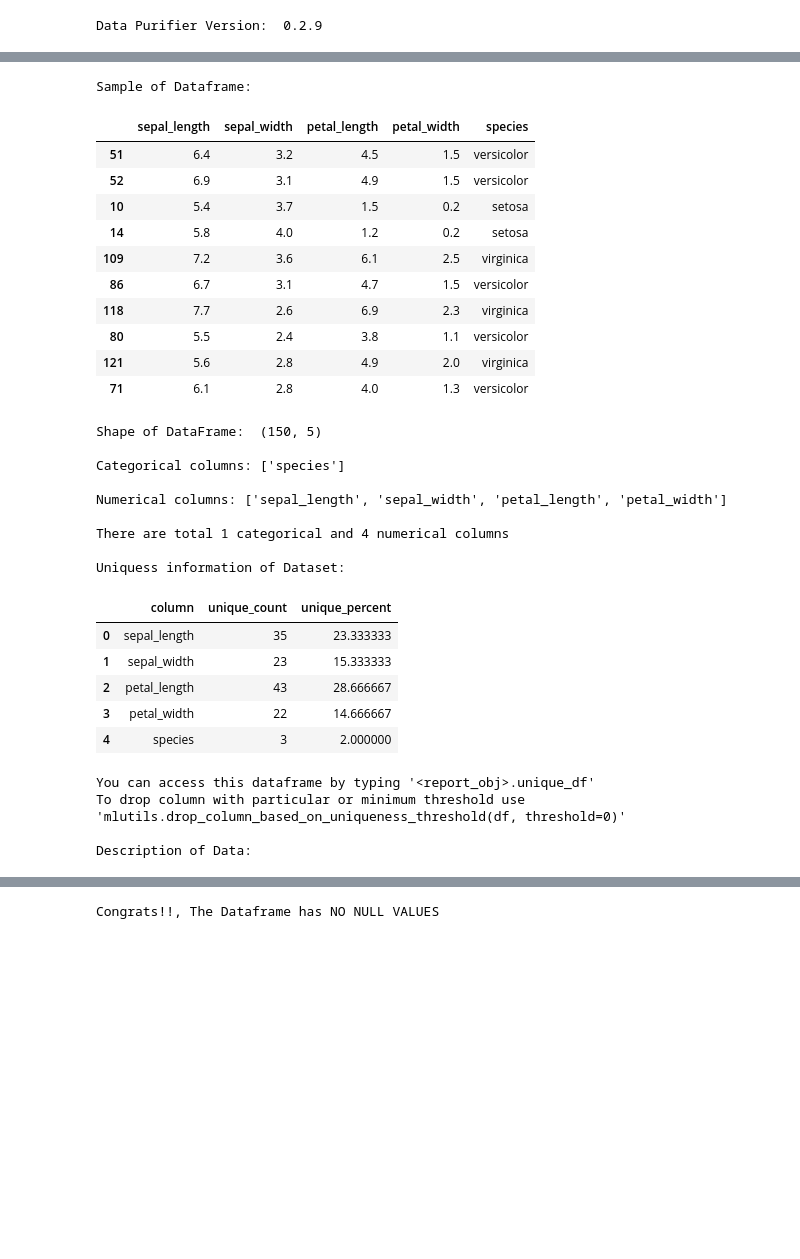
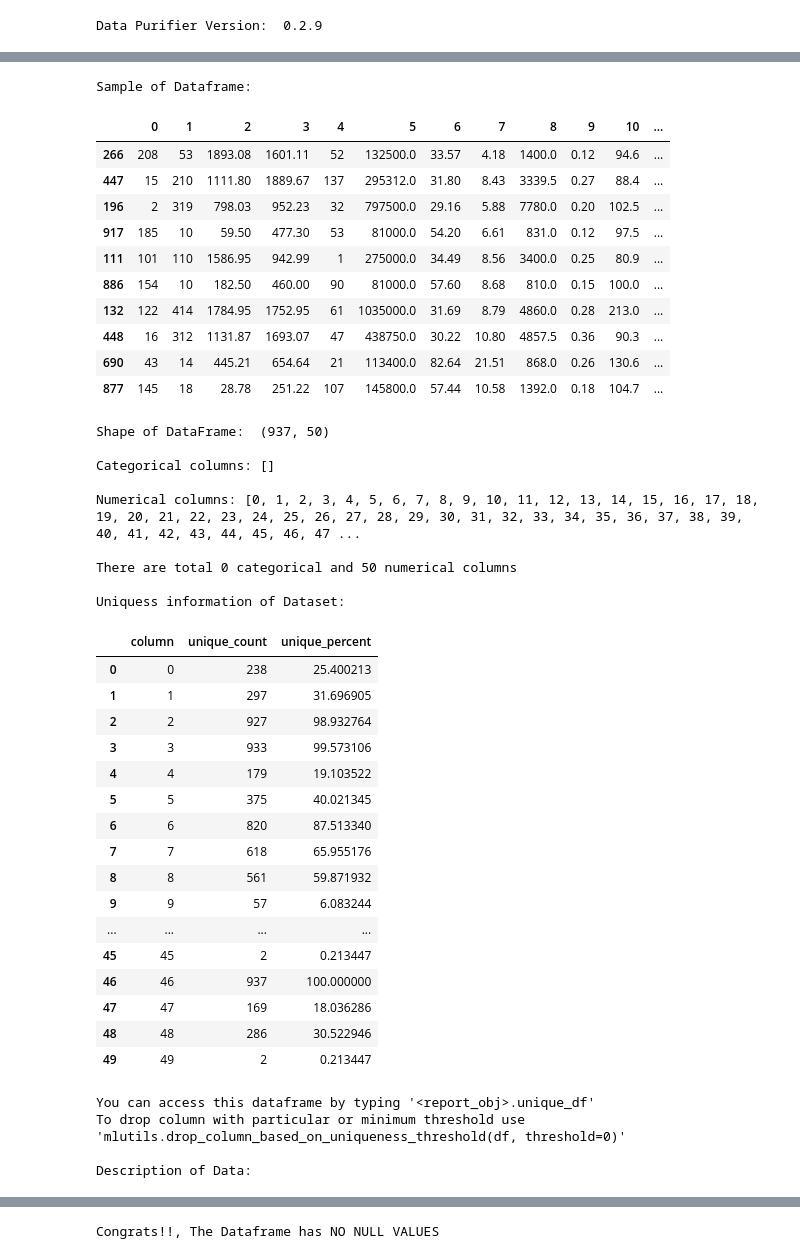
Before and after one commit to Elysian01/Data-Purifier, a Jupyter notebook: MLpurifier-Testing.ipynb, the cells around one changed output, grey strips where cells are left out. Saved outputs shown, nothing was run; the diff lists cells and outputs as text; code cells hidden in the pictures; blank space fills up the shorter version.

```diff
--- a/MLpurifier-Testing.ipynb
+++ b/MLpurifier-Testing.ipynb
@@ -30,36 +31,47 @@ df.head()
 # %%
 # report = MlReport(df, target_column="species") # iris dataset
 # report = MlReport(df, target_column="Outcome") # pima-indians-diabetes dataset
 # report = MlReport(df, target_column="outcome") # horse_colic dataset
-report = MlReport(df, target_column="49") # oil-spill dataset
+report = MlReport(df) # oil-spill dataset
 # %% [output]
 Sample of Dataframe:
-|  | sepal_length | sepal_width | petal_length | petal_width | species |
-| 51 | 6.4 | 3.2 | 4.5 | 1.5 | versicolor |
-| 52 | 6.9 | 3.1 | 4.9 | 1.5 | versicolor |
-| 10 | 5.4 | 3.7 | 1.5 | 0.2 | setosa |
-| 14 | 5.8 | 4.0 | 1.2 | 0.2 | setosa |
-| 109 | 7.2 | 3.6 | 6.1 | 2.5 | virginica |
-| 86 | 6.7 | 3.1 | 4.7 | 1.5 | versicolor |
-| 118 | 7.7 | 2.6 | 6.9 | 2.3 | virginica |
-| 80 | 5.5 | 2.4 | 3.8 | 1.1 | versicolor |
-| 121 | 5.6 | 2.8 | 4.9 | 2.0 | virginica |
-| 71 | 6.1 | 2.8 | 4.0 | 1.3 | versicolor |
+|  | 0 | 1 | 2 | 3 | 4 | 5 | 6 | 7 | 8 | 9 | 10 | ... |
+| 266 | 208 | 53 | 1893.08 | 1601.11 | 52 | 132500.0 | 33.57 | 4.18 | 1400.0 | 0.12 | 94.6 | ... |
+| 447 | 15 | 210 | 1111.80 | 1889.67 | 137 | 295312.0 | 31.80 | 8.43 | 3339.5 | 0.27 | 88.4 | ... |
+| 196 | 2 | 319 | 798.03 | 952.23 | 32 | 797500.0 | 29.16 | 5.88 | 7780.0 | 0.20 | 102.5 | ... |
+| 917 | 185 | 10 | 59.50 | 477.30 | 53 | 81000.0 | 54.20 | 6.61 | 831.0 | 0.12 | 97.5 | ... |
+| 111 | 101 | 110 | 1586.95 | 942.99 | 1 | 275000.0 | 34.49 | 8.56 | 3400.0 | 0.25 | 80.9 | ... |
+| 886 | 154 | 10 | 182.50 | 460.00 | 90 | 81000.0 | 57.60 | 8.68 | 810.0 | 0.15 | 100.0 | ... |
+| 132 | 122 | 414 | 1784.95 | 1752.95 | 61 | 1035000.0 | 31.69 | 8.79 | 4860.0 | 0.28 | 213.0 | ... |
+| 448 | 16 | 312 | 1131.87 | 1693.07 | 47 | 438750.0 | 30.22 | 10.80 | 4857.5 | 0.36 | 90.3 | ... |
+| 690 | 43 | 14 | 445.21 | 654.64 | 21 | 113400.0 | 82.64 | 21.51 | 868.0 | 0.26 | 130.6 | ... |
+| 877 | 145 | 18 | 28.78 | 251.22 | 107 | 145800.0 | 57.44 | 10.58 | 1392.0 | 0.18 | 104.7 | ... |
-Shape of DataFrame:  (150, 5)
+Shape of DataFrame:  (937, 50)
 
-Categorical columns: ['species']
+Categorical columns: []
 
-Numerical columns: ['sepal_length', 'sepal_width', 'petal_length', 'petal_width']
+Numerical columns: [0, 1, 2, 3, 4, 5, 6, 7, 8, 9, 10, 11, 12, 13, 14, 15, 16, 17, 18, 19, 20, 21, 22, 23, 24, 25, 26, 27, 28, 29, 30, 31, 32, 33, 34, 35, 36, 37, 38, 39, 40, 41, 42, 43, 44, 45, 46, 47 ...
 
-There are total 1 categorical and 4 numerical columns
+There are total 0 categorical and 50 numerical columns
 
 Uniquess information of Dataset:
 |  | column | unique_count | unique_percent |
-| 0 | sepal_length | 35 | 23.333333 |
-| 1 | sepal_width | 23 | 15.333333 |
-| 2 | petal_length | 43 | 28.666667 |
-| 3 | petal_width | 22 | 14.666667 |
-| 4 | species | 3 | 2.000000 |
+| 0 | 0 | 238 | 25.400213 |
+| 1 | 1 | 297 | 31.696905 |
+| 2 | 2 | 927 | 98.932764 |
+| 3 | 3 | 933 | 99.573106 |
+| 4 | 4 | 179 | 19.103522 |
+| 5 | 5 | 375 | 40.021345 |
+| 6 | 6 | 820 | 87.513340 |
+| 7 | 7 | 618 | 65.955176 |
+| 8 | 8 | 561 | 59.871932 |
+| 9 | 9 | 57 | 6.083244 |
+| ... | ... | ... | ... |
+| 45 | 45 | 2 | 0.213447 |
+| 46 | 46 | 937 | 100.000000 |
+| 47 | 47 | 169 | 18.036286 |
+| 48 | 48 | 286 | 30.522946 |
+| 49 | 49 | 2 | 0.213447 |
 You can access this dataframe by typing '<report_obj>.unique_df'
 To drop column with particular or minimum threshold use 'mlutils.drop_column_based_on_uniqueness_threshold(df, threshold=0)'
 
```
Also changed, not shown: parts of 2 cells of this notebook, 6 other files.
